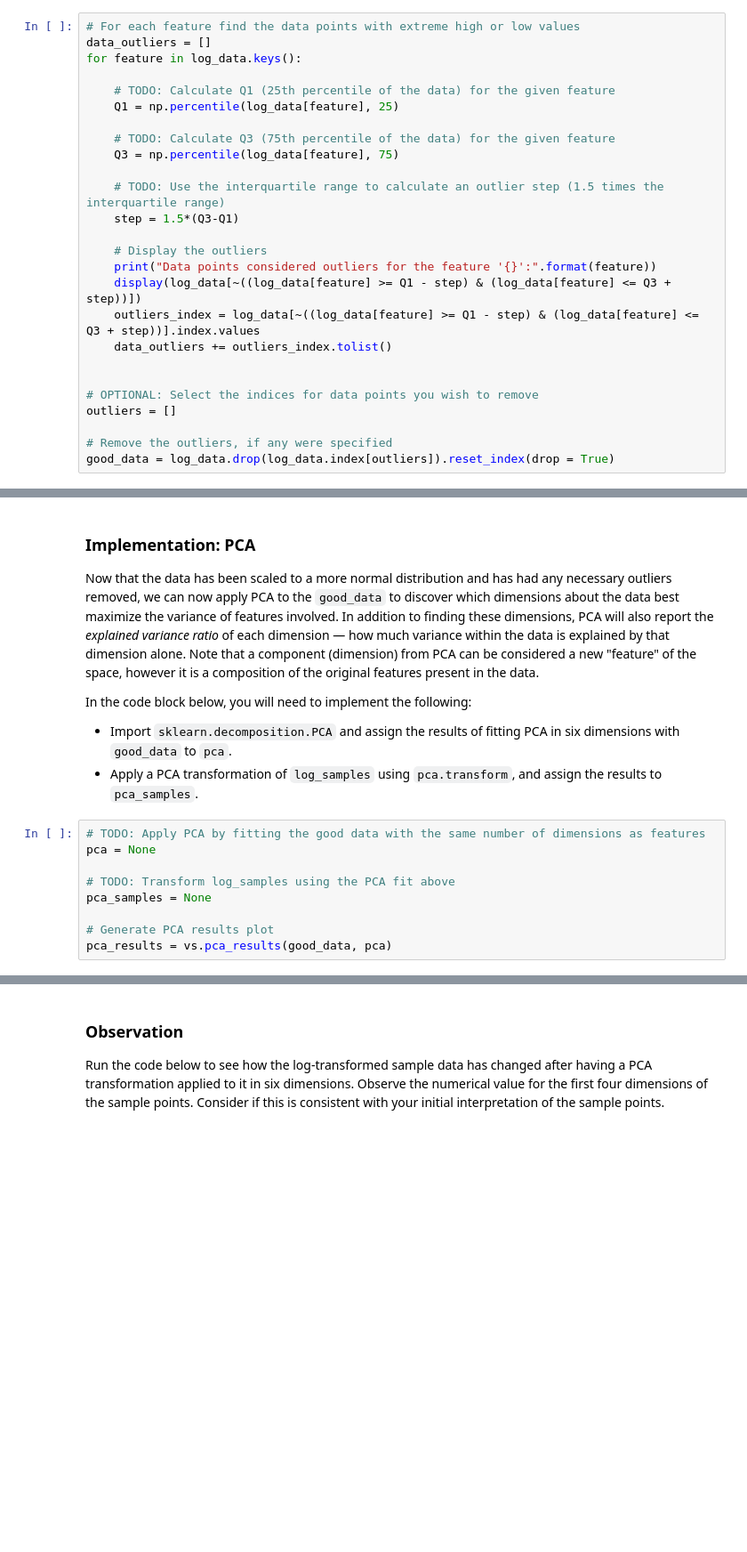
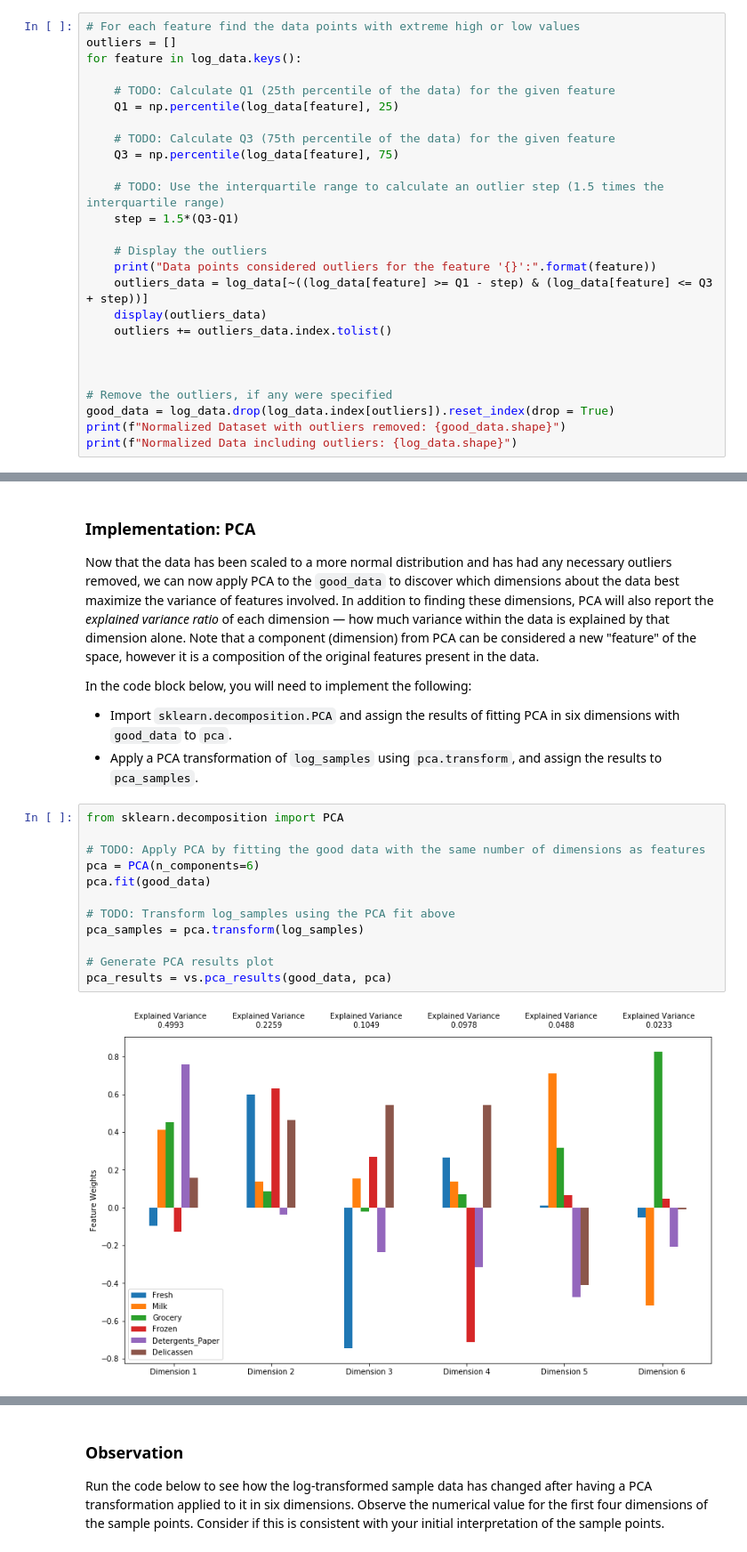
Before and after one commit to dimtirie13/machine_learning, a Jupyter notebook: customer_segments/customer_segments.ipynb, the cells around one changed output, grey strips where cells are left out. Shown: that part at 89% size. Cells and saved outputs as stored; diff of their text form; blank space fills up the shorter version.

```diff
--- a/customer_segments/customer_segments.ipynb
+++ b/customer_segments/customer_segments.ipynb
@@ -213,7 +214,7 @@ In the code block below, you will need to implement the following:
 Once you have performed this implementation, the dataset will be stored in the variable `good_data`.
 # %%
 # For each feature find the data points with extreme high or low values
-data_outliers = []
+outliers = []
 for feature in log_data.keys():
 
     # TODO: Calculate Q1 (25th percentile of the data) for the given feature
@@ -227,16 +228,16 @@ for feature in log_data.keys():
 
     # Display the outliers
     print("Data points considered outliers for the feature '{}':".format(feature))
-    display(log_data[~((log_data[feature] >= Q1 - step) & (log_data[feature] <= Q3 + step))])
-    outliers_index = log_data[~((log_data[feature] >= Q1 - step) & (log_data[feature] <= Q3 + step))].index.values
-    data_outliers += outliers_index.tolist()
+    outliers_data = log_data[~((log_data[feature] >= Q1 - step) & (log_data[feature] <= Q3 + step))]
+    display(outliers_data)
+    outliers += outliers_data.index.tolist()
 
 
-# OPTIONAL: Select the indices for data points you wish to remove
-outliers = []
 
 # Remove the outliers, if any were specified
 good_data = log_data.drop(log_data.index[outliers]).reset_index(drop = True)
+print(f"Normalized Dataset with outliers removed: {good_data.shape}")
+print(f"Normalized Data including outliers: {log_data.shape}")
 # %% [output]
 Data points considered outliers for the feature 'Fresh':
 |  | Fresh | Milk | Grocery | Frozen | Detergents_Paper | Delicassen |
@@ -349,11 +348,16 @@ In the code block below, you will need to implement the following:
  - Import `sklearn.decomposition.PCA` and assign the results of fitting PCA in six dimensions with `good_data` to `pca`.
  - Apply a PCA transformation of `log_samples` using `pca.transform`, and assign the results to `pca_samples`.
 # %%
+from sklearn.decomposition import PCA
+
 # TODO: Apply PCA by fitting the good data with the same number of dimensions as features
-pca = None
+pca = PCA(n_components=6)
+pca.fit(good_data)
 
 # TODO: Transform log_samples using the PCA fit above
-pca_samples = None
+pca_samples = pca.transform(log_samples)
 
 # Generate PCA results plot
 pca_results = vs.pca_results(good_data, pca)
+# %% [output]
+[figure, added]
```
Also changed, not shown: parts of 32 cells of this notebook, 3 other files.
